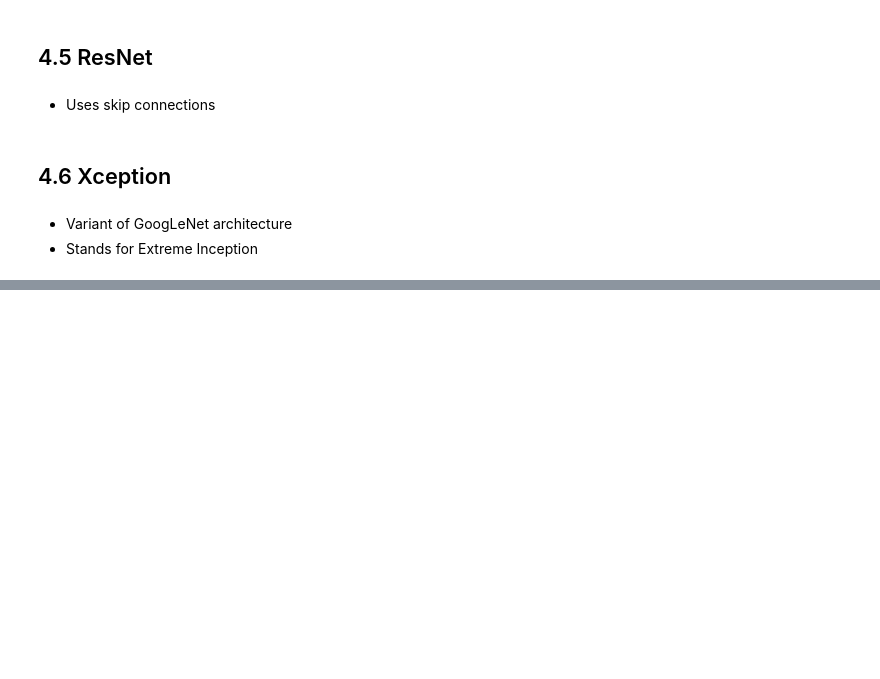
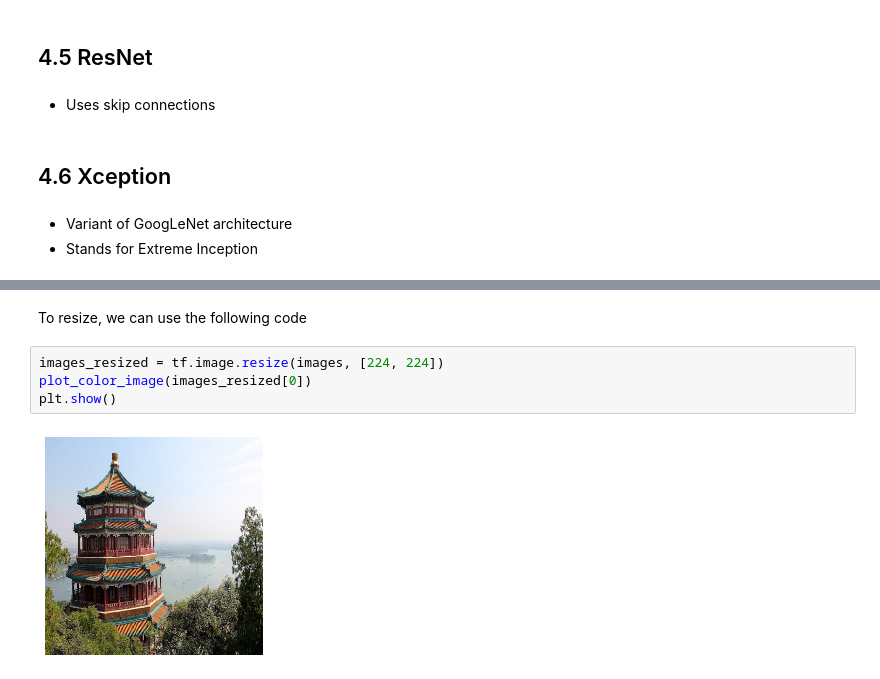
Before and after one commit to Joanna-Khek/Hands_On_ML, a Jupyter notebook: 12 Deep Computer Vision Using CNN/cnn.ipynb, the cells around one changed output, grey strips where cells are left out. Drawn from its saved outputs; the diff is of its cells as text; blank space fills up the shorter version.

```diff
--- a/12 Deep Computer Vision Using CNN/cnn.ipynb
+++ b/12 Deep Computer Vision Using CNN/cnn.ipynb
@@ -234,0 +247,8 @@ Has 10 times fewer parameters than AlexNet
+# %% [markdown]
+To resize, we can use the following code
+# %%
+images_resized = tf.image.resize(images, [224, 224])
+plot_color_image(images_resized[0])
+plt.show()
+# %% [output]
+[figure, added]
```
Also changed, not shown: parts of 32 cells of this notebook.
